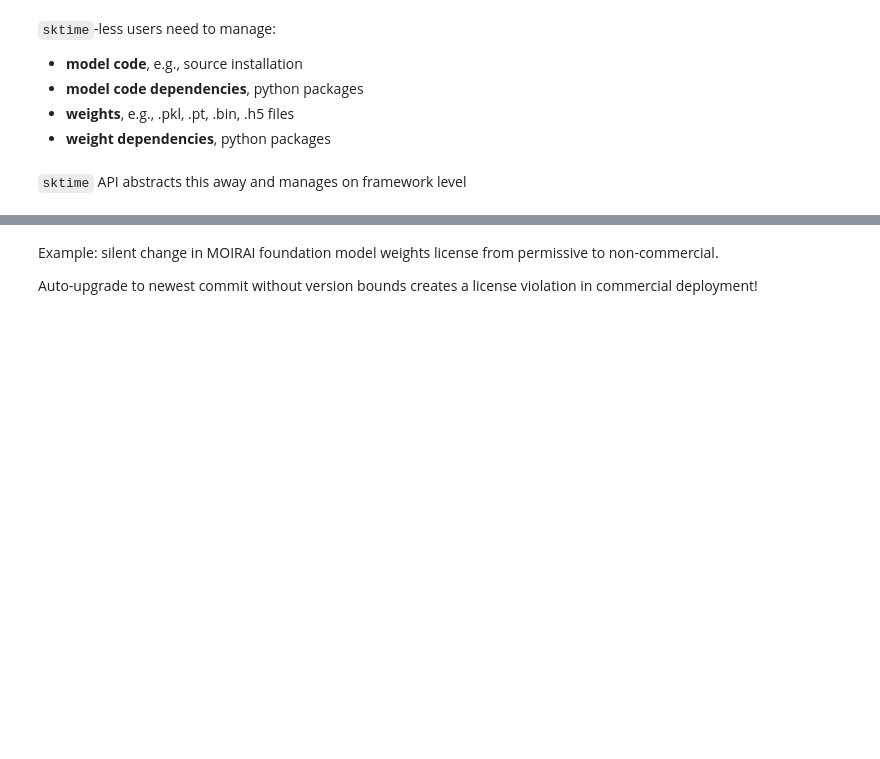
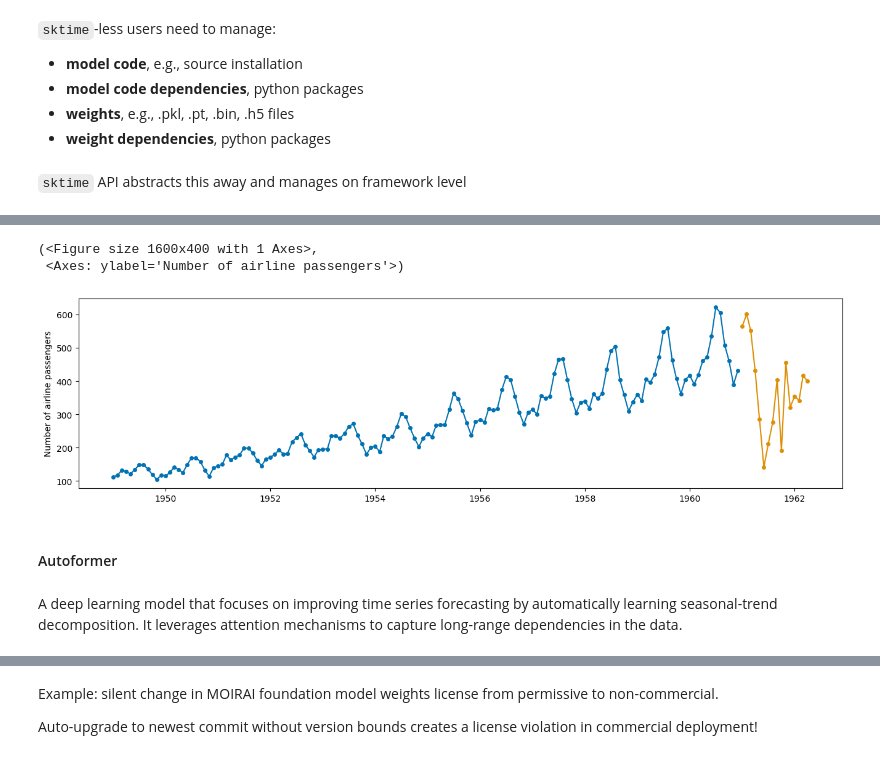
Before and after one commit to sktime/sktime-tutorial-euroscipy2024, a Jupyter notebook: notebooks/03_global_forecasting.ipynb, the cells around one changed output, grey strips where cells are left out. Drawn from its saved outputs; the diff is of its cells as text; code cells hidden in the pictures; blank space fills up the shorter version.

Commit message:
Notebook 3 - update content and improve definitions (#8)
* minor changes in global forecasting section
* updates the foundation models section with examples and improved
definitions

```diff
--- a/notebooks/03_global_forecasting.ipynb
+++ b/notebooks/03_global_forecasting.ipynb
@@ -348,0 +348,8 @@ works like any other forecaster!
+# %%
+from sktime.datasets import load_airline
+
+# Load the dataset for example
+y = load_airline()
+# %%
+# keep same prediction length for all examples
+pred_len = 16
@@ -348,0 +363,23 @@ works like any other forecaster!
+# %%
+from sktime.forecasting.hf_transformers_forecaster import HFTransformersForecaster
+
+forecaster = HFTransformersForecaster(
+    model_path = "huggingface/informer-tourism-monthly",
+    fit_strategy = "minimal",
+    training_args = {
+        "num_train_epochs": 100,
+        "output_dir": "test_output",
+        "per_device_train_batch_size": 32,
+        "report_to": "none",
+    },
+    config = {
+        "lags_sequence": [1, 2, 3],
+        "context_length": 8,
+        "prediction_length": pred_len,
+        "use_cpu": True,
+        "label_length": 8,
+    },
+    deterministic = True,
+)
+forecaster.fit(y, fh=list(range(1, pred_len+1)))
+y_pred = forecaster.predict()
@@ -348,0 +397,10 @@ works like any other forecaster!
+# %%
+plot_series(y, y_pred)
+# %% [output]
+(<Figure size 1600x400 with 1 Axes>,
+ <Axes: ylabel='Number of airline passengers'>)
+[figure, added]
+# %% [markdown]
+#### Autoformer
+# %% [markdown]
+A deep learning model that focuses on improving time series forecasting by automatically learning seasonal-trend decomposition. It leverages attention mechanisms to capture long-range dependencies in the data.
```
Also changed, not shown: parts of 57 cells of this notebook.
